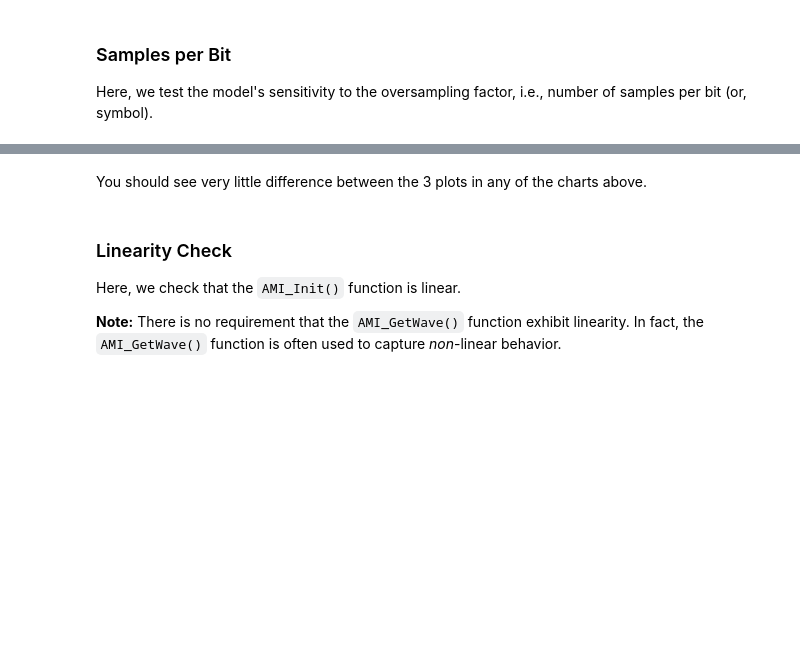
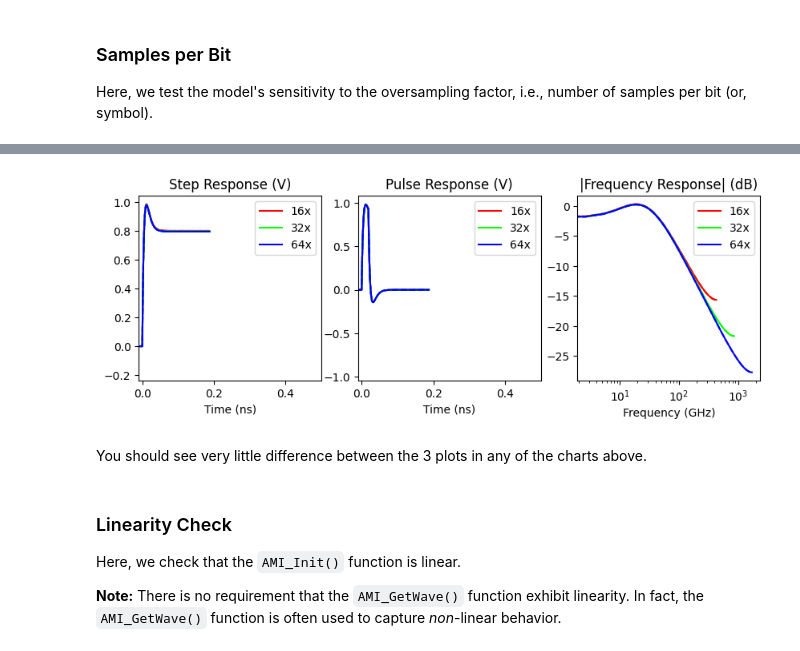
Before and after one commit to capn-freako/PyAMI, a Jupyter notebook: src/pyibisami/IBIS_AMI_Tester.ipynb, the cells around one changed output, grey strips where cells are left out. Saved outputs shown, nothing was run; the diff lists cells and outputs as text; code cells hidden in the pictures; blank space fills up the shorter version.

```diff
--- a/src/pyibisami/IBIS_AMI_Tester.ipynb
+++ b/src/pyibisami/IBIS_AMI_Tester.ipynb
@@ -408,3 +372,57 @@ samples_per_bit()
+# %%
+ami_params = param_defs[-1][2][-1][1][0]
+initializer = pcfg.get_init(bit_time, sample_interval, channel_response, ami_params)
+# %%
+def samples_per_bit():
+    """Run the "Samples per Bit" comparison."""
+    krnl = interp1d(
+        t, channel_response, kind="cubic",
+        bounds_error=False, fill_value="extrapolate", assume_sorted=True
+    )  # interpolation "kernel"
+
+    # Do not interpolate deltas.
+    len_ch_resp = len(channel_response)
+    def interp(x):
+        if not any(channel_response[1:]):  # delta?
+            len_x = len(x)
+            if len_x > len_ch_resp:
+                rslt = pad(channel_response, (0, len_x - len_ch_resp),
+                           mode="constant", constant_values=0)
+            else:
+                rslt = channel_response[:len_x]
+            return rslt * sample_interval / _sample_interval
+        else:
+            return krnl(x)
+
+    fig = plt.figure(figsize=(fig_x, fig_y))
+    for osf, color in zip([nspui//2, nspui, nspui*2], [(RED, RED), (GREEN, GREEN), (BLUE, BLUE)]):
+        _sample_interval = 1 / (bit_rate * osf)
+        _row_size = nbits * osf
+        _t = array([n * _sample_interval for n in range(_row_size)])
+
+        initializer.sample_interval = _sample_interval
+        initializer.channel_response = interp(_t)
+        model.initialize(initializer)
+        plot_resps(fig, model.get_responses(), f"{osf}x", color)
+    plt.subplot(131)
+    plt.title("Step Response (V)")
+    plt.xlabel("Time (ns)")
+    plt.axis(xmin=-0.01, xmax=plot_t_max*1e9)
+    plt.legend()
+    plt.subplot(132)
+    plt.title("Pulse Response (V)")
+    plt.xlabel("Time (ns)")
+    plt.axis(xmin=-0.01, xmax=plot_t_max*1e9)
+    plt.legend()
+    plt.subplot(133)
+    plt.title("|Frequency Response| (dB)")
+    plt.xlabel("Frequency (GHz)")
+    plt.legend()
+    plt.show()
+
+samples_per_bit()
+# %% [output]
+[figure, added]
 # %% [markdown]
 You should see very little difference between the 3 plots in any of the charts above.
 # %% [markdown]
```
Also changed, not shown: parts of 30 cells of this notebook, 5 other files.
